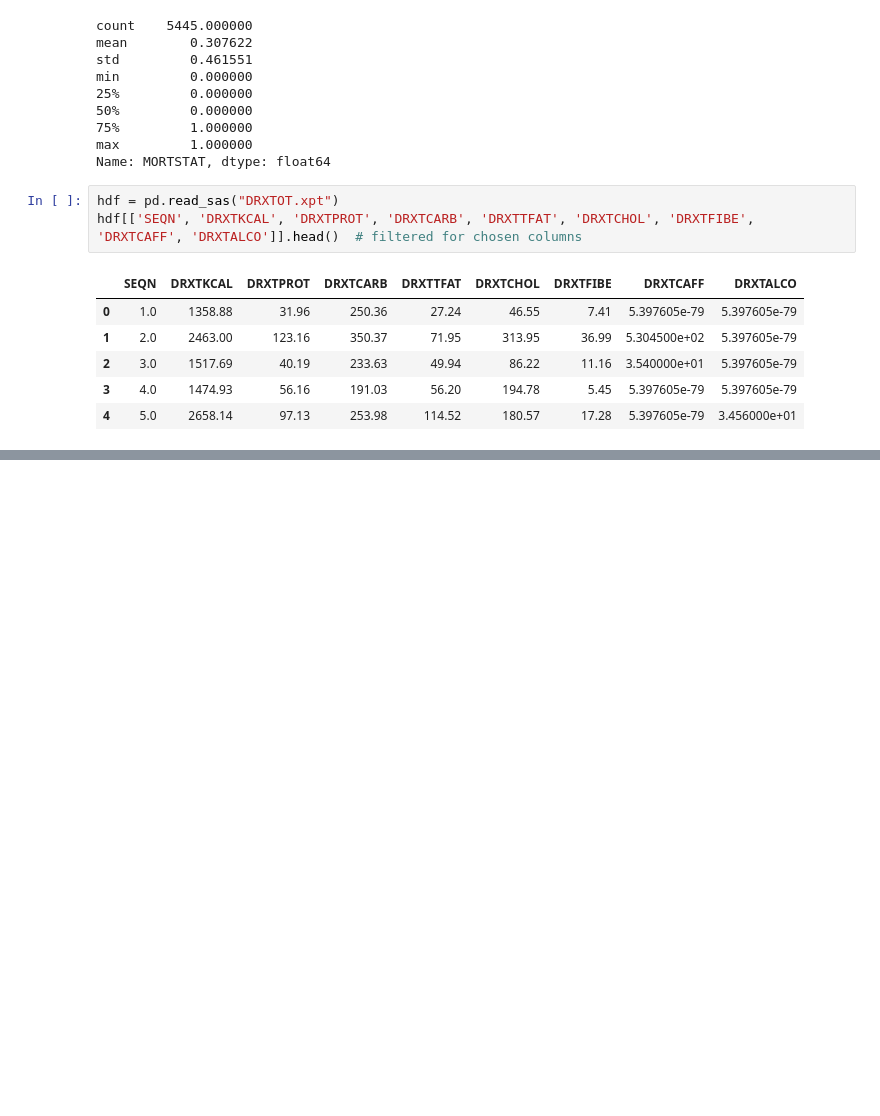
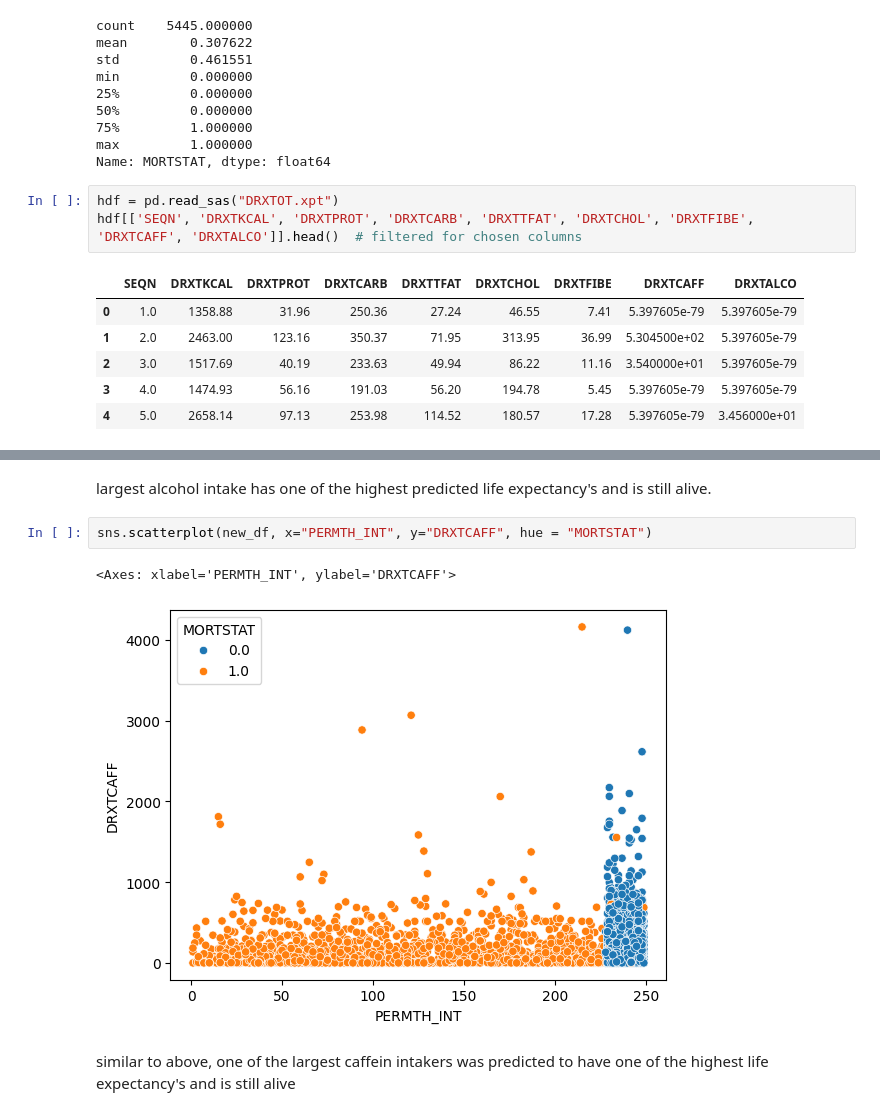
Before and after one commit to fje9hz/Analytics_Project_1-, a Jupyter notebook: Project_1.ipynb, the cells around one changed output, grey strips where cells are left out. Cells and saved outputs as stored; diff of their text form; blank space fills up the shorter version.

```diff
--- a/Project_1.ipynb
+++ b/Project_1.ipynb
@@ -135,0 +148,9 @@ sns.scatterplot(new_df, x="PERMTH_INT", y="DRXTALCO")
+# %% [markdown]
+largest alcohol intake has one of the highest predicted life expectancy's and is still alive.
+# %%
+sns.scatterplot(new_df, x="PERMTH_INT", y="DRXTCAFF", hue = "MORTSTAT")
+# %% [output]
+<Axes: xlabel='PERMTH_INT', ylabel='DRXTCAFF'>
+[figure, added]
+# %% [markdown]
+similar to above, one of the largest caffein intakers was predicted to have one of the highest life expectancy's and is still alive
```
Also changed, not shown: parts of 6 cells of this notebook.
